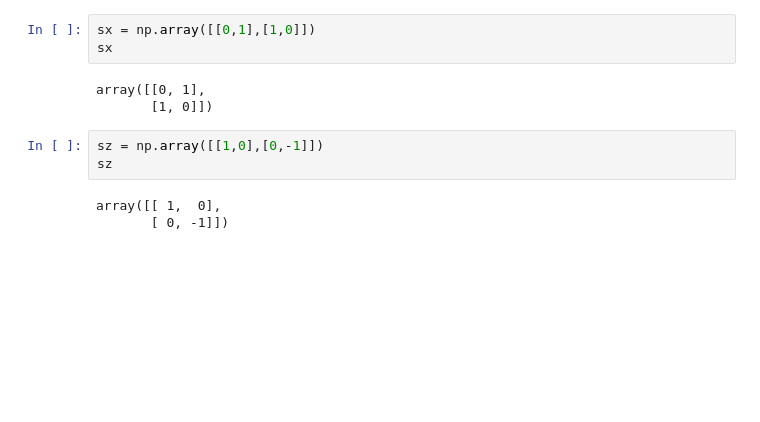
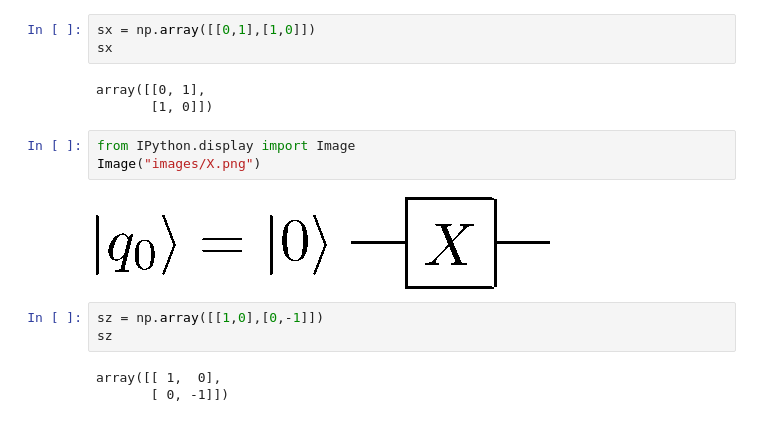
Before and after one commit to arturgs/bojos_supercomputacio, a Jupyter notebook: introduccio_quantum_computing.ipynb, the cells around one changed output. Drawn from its saved outputs; the diff is of its cells as text; blank space fills up the shorter version.

Commit message:
add images

```diff
--- a/introduccio_quantum_computing.ipynb
+++ b/introduccio_quantum_computing.ipynb
@@ -19,6 +19,11 @@ sx
 # %% [output]
 array([[0, 1],
        [1, 0]])
+# %%
+from IPython.display import Image
+Image("images/X.png")
+# %% [output]
+[figure, added]
 # %%
 sz = np.array([[1,0],[0,-1]])
 sz
```
Also changed, not shown: parts of 3 cells of this notebook, 4 other files.
